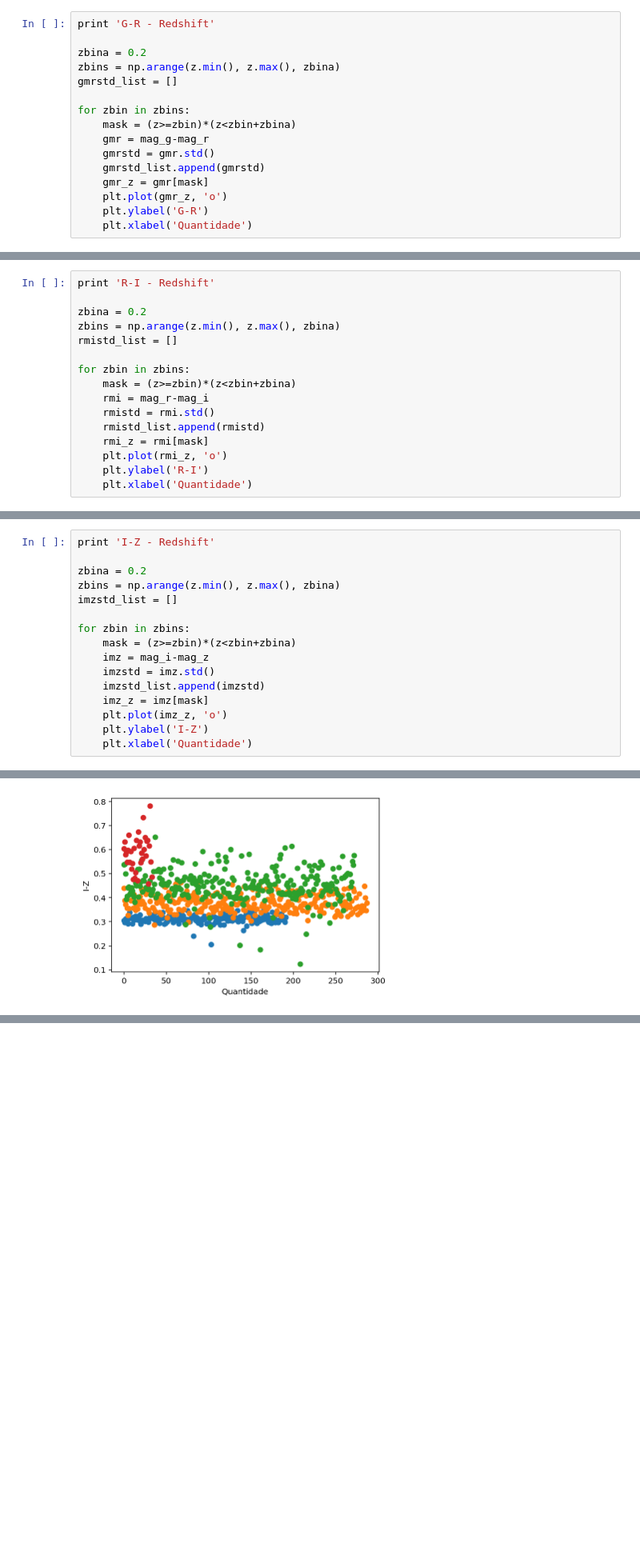
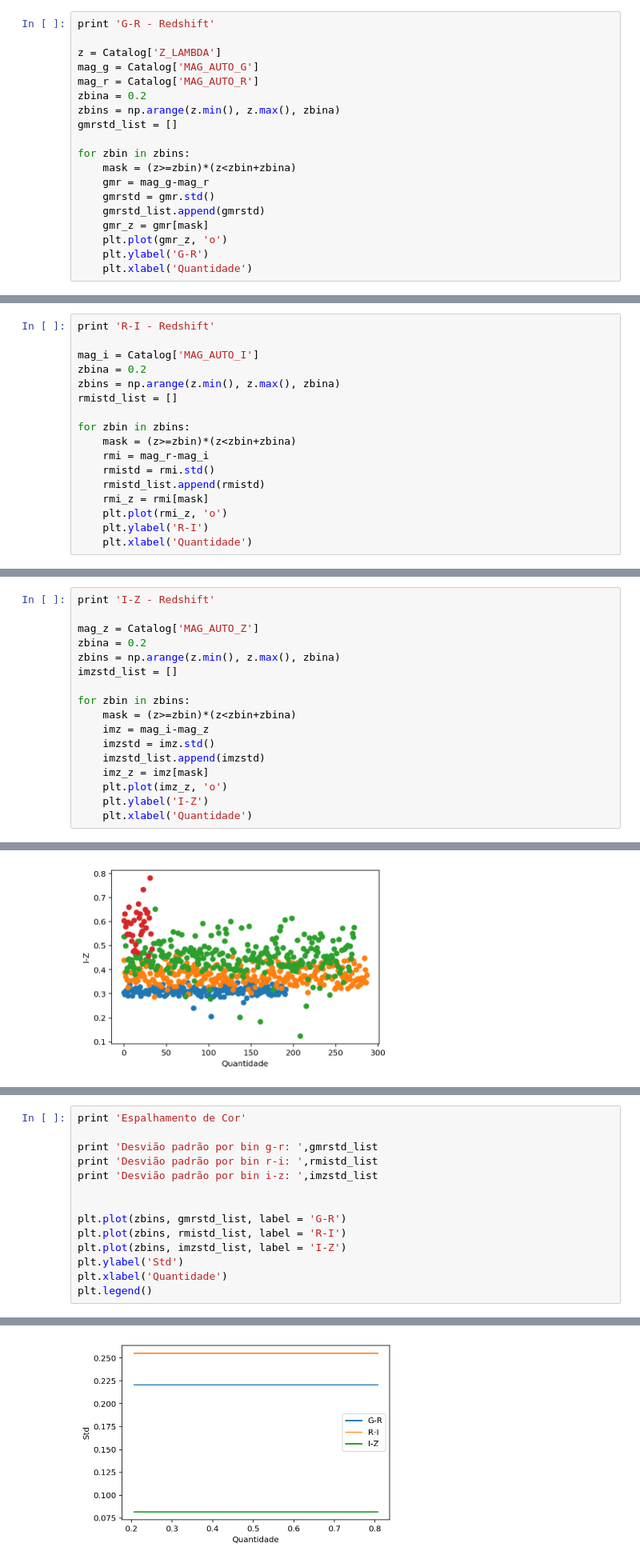
Before and after one commit to clusteron/comparison, a Jupyter notebook: RS.ipynb, the cells around one changed output, grey strips where cells are left out. Shown at 80% size. Cells and saved outputs as stored; diff of their text form; blank space fills up the shorter version.

```diff
--- a/RS.ipynb
+++ b/RS.ipynb
@@ -72,6 +72,9 @@ Bins: intervalos de 0.35
 # %%
 print 'G-R - Redshift'
 
+z = Catalog['Z_LAMBDA']
+mag_g = Catalog['MAG_AUTO_G']
+mag_r = Catalog['MAG_AUTO_R']
 zbina = 0.2
 zbins = np.arange(z.min(), z.max(), zbina)
 gmrstd_list = []
@@ -102,6 +94,7 @@ Espalhamento de Cor - G-R
 # %%
 print 'R-I - Redshift'
 
+mag_i = Catalog['MAG_AUTO_I']
 zbina = 0.2
 zbins = np.arange(z.min(), z.max(), zbina)
 rmistd_list = []
@@ -132,6 +114,7 @@ Espalhamento de Cor - R-I
 # %%
 print 'I-Z - Redshift'
 
+mag_z = Catalog['MAG_AUTO_Z']
 zbina = 0.2
 zbins = np.arange(z.min(), z.max(), zbina)
 imzstd_list = []
@@ -161,0 +134,15 @@ Espalhamento de Cor - R-I
+# %%
+print 'Espalhamento de Cor'
+
+print 'Desvião padrão por bin g-r: ',gmrstd_list
+print 'Desvião padrão por bin r-i: ',rmistd_list
+print 'Desvião padrão por bin i-z: ',imzstd_list
+
+
+plt.plot(zbins, gmrstd_list, label = 'G-R')
+plt.plot(zbins, rmistd_list, label = 'R-I')
+plt.plot(zbins, imzstd_list, label = 'I-Z')
+plt.ylabel('Std')
+plt.xlabel('Quantidade')
+plt.legend()
+# %% [output]
@@ -162,3 +154,4 @@ Espalhamento de Cor - R-I
+[figure, added]
 # %%
 print 'Histograma de Riqueza - Catalogs'
 print 'Bins: intervalos de 20'
```
Also changed, not shown: parts of 9 cells of this notebook.
